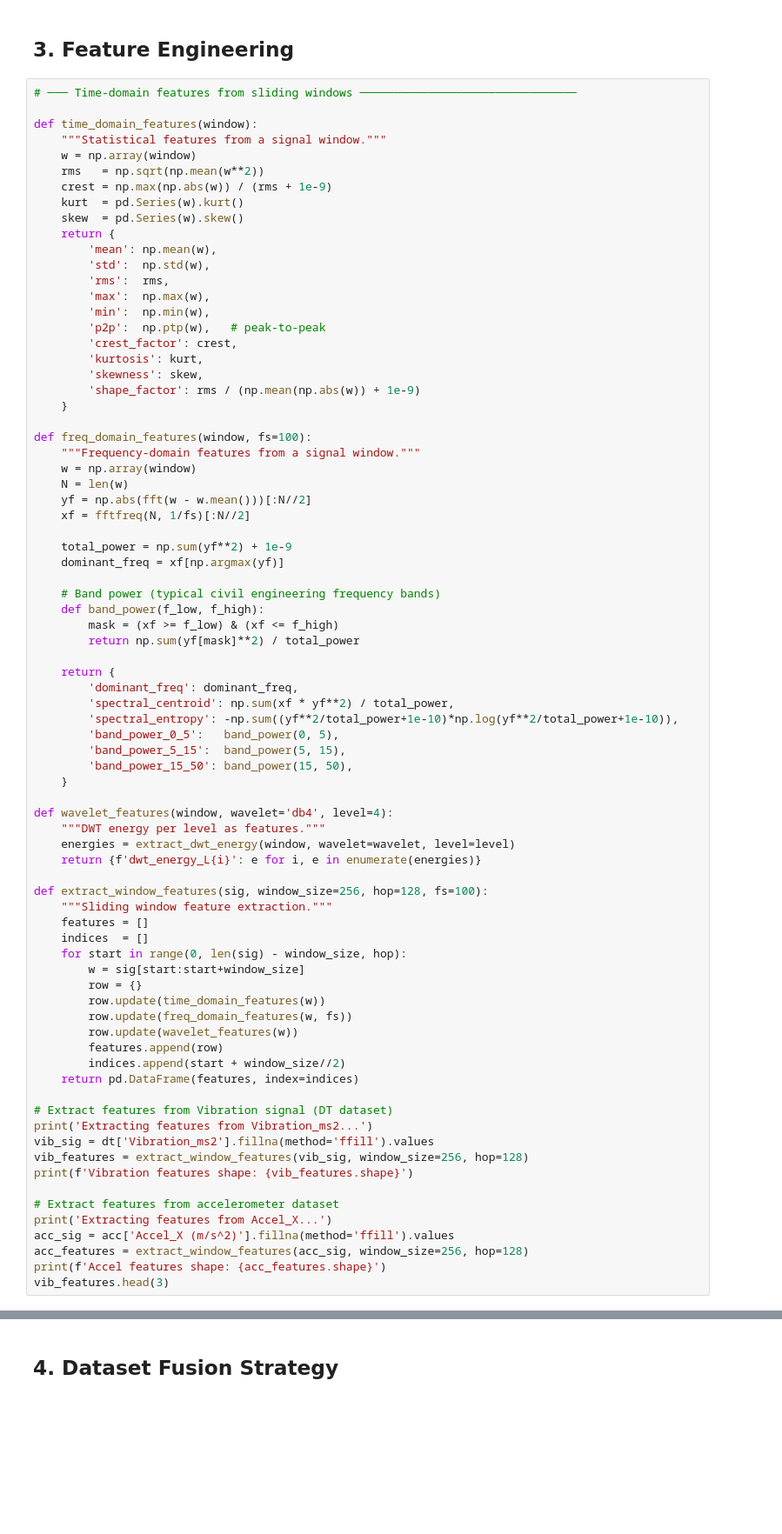
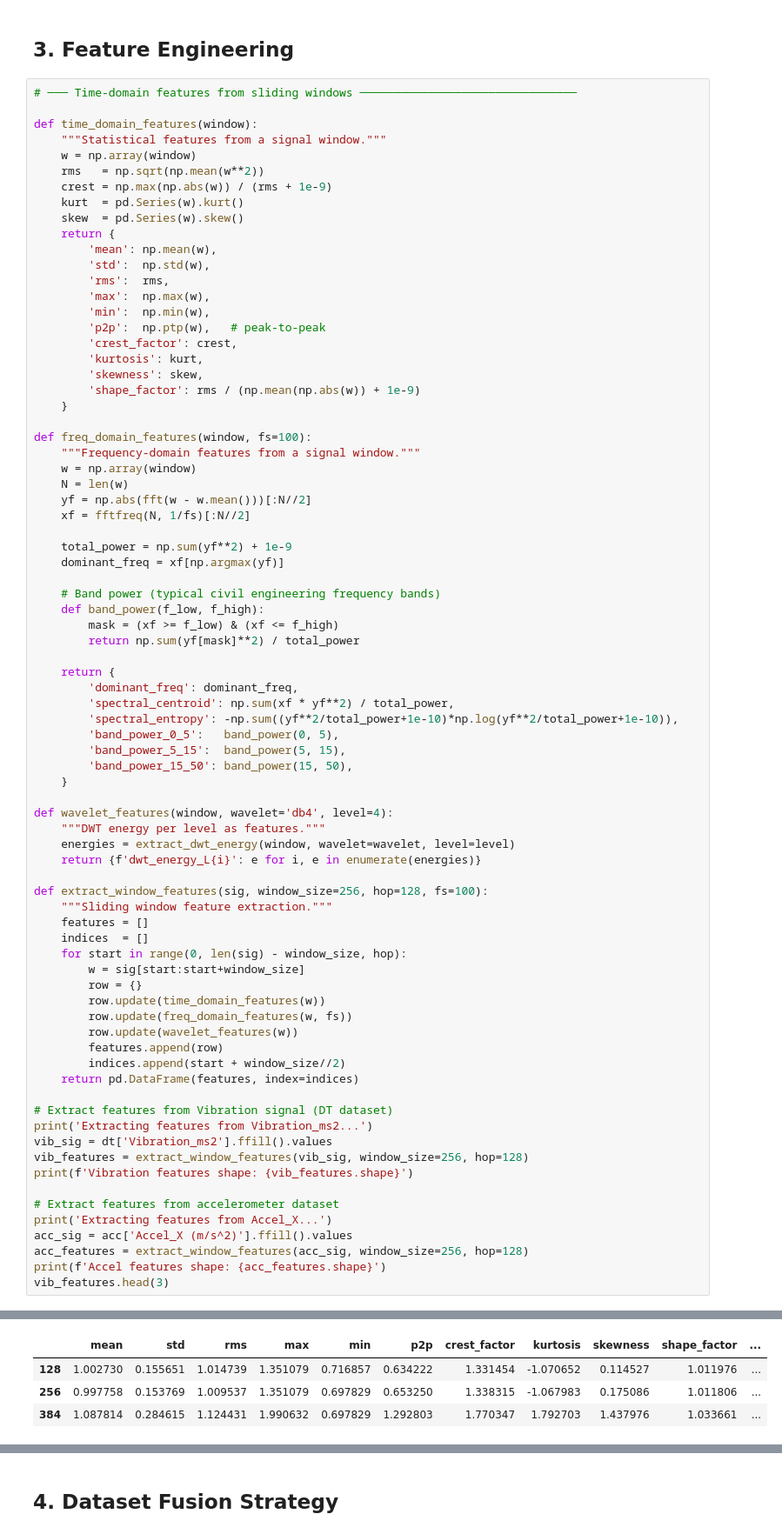
Before and after one commit to aezyus/gallifrey, a Jupyter notebook: ml/data/Analysis.ipynb, the cells around one changed output, grey strips where cells are left out. Shown at 87% size. Saved outputs shown, nothing was run; the diff lists cells and outputs as text; blank space fills up the shorter version.

```diff
--- a/ml/data/Analysis.ipynb
+++ b/ml/data/Analysis.ipynb
@@ -418,13 +424,13 @@ def extract_window_features(sig, window_size=256, hop=128, fs=100):
 
 # Extract features from Vibration signal (DT dataset)
 print('Extracting features from Vibration_ms2...')
-vib_sig = dt['Vibration_ms2'].fillna(method='ffill').values
+vib_sig = dt['Vibration_ms2'].ffill().values
 vib_features = extract_window_features(vib_sig, window_size=256, hop=128)
 print(f'Vibration features shape: {vib_features.shape}')
 
 # Extract features from accelerometer dataset
 print('Extracting features from Accel_X...')
-acc_sig = acc['Accel_X (m/s^2)'].fillna(method='ffill').values
+acc_sig = acc['Accel_X (m/s^2)'].ffill().values
 acc_features = extract_window_features(acc_sig, window_size=256, hop=128)
 print(f'Accel features shape: {acc_features.shape}')
 vib_features.head(3)
@@ -432,0 +442,4 @@ Extracting features from Vibration_ms2...
+|  | mean | std | rms | max | min | p2p | crest_factor | kurtosis | skewness | shape_factor | ... |
+| 128 | 1.002730 | 0.155651 | 1.014739 | 1.351079 | 0.716857 | 0.634222 | 1.331454 | -1.070652 | 0.114527 | 1.011976 | ... |
+| 256 | 0.997758 | 0.153769 | 1.009537 | 1.351079 | 0.697829 | 0.653250 | 1.338315 | -1.067983 | 0.175086 | 1.011806 | ... |
+| 384 | 1.087814 | 0.284615 | 1.124431 | 1.990632 | 0.697829 | 1.292803 | 1.770347 | 1.792703 | 1.437976 | 1.033661 | ... |
```
Also changed, not shown: parts of 10 cells of this notebook, 16 other files.
